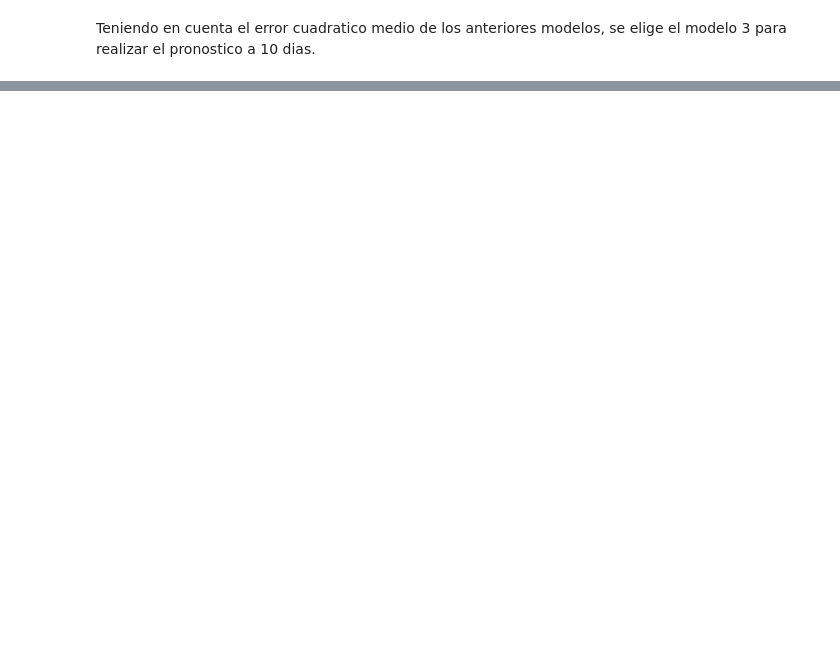
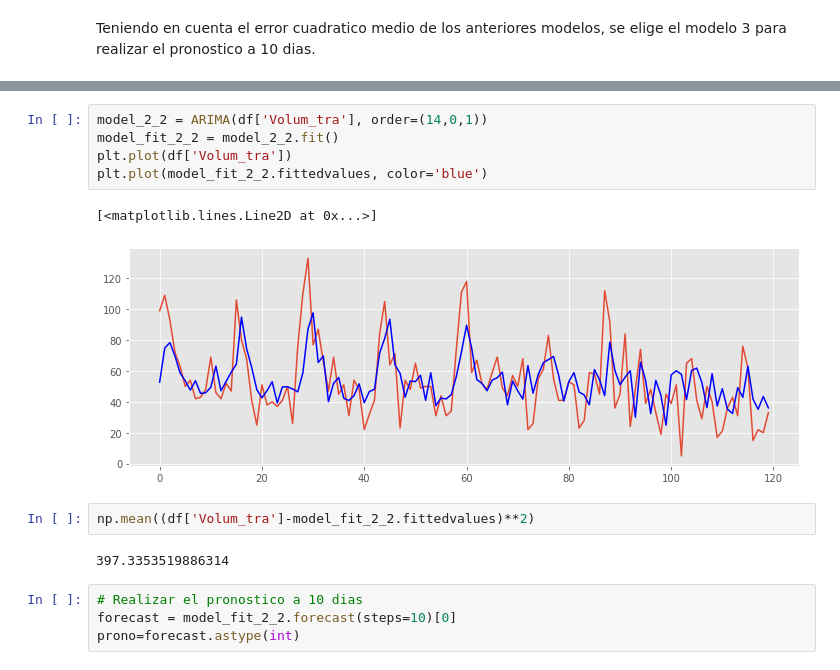
Before and after one commit to acortize/prueba, a Jupyter notebook: Prueba_porvenir.ipynb, the cells around one changed output, grey strips where cells are left out. Cells and saved outputs as stored; diff of their text form; blank space fills up the shorter version.

```diff
--- a/Prueba_porvenir.ipynb
+++ b/Prueba_porvenir.ipynb
@@ -541,0 +607,16 @@ df
+# %%
+model_2_2 = ARIMA(df['Volum_tra'], order=(14,0,1))
+model_fit_2_2 = model_2_2.fit()
+plt.plot(df['Volum_tra'])
+plt.plot(model_fit_2_2.fittedvalues, color='blue')
+# %% [output]
+[<matplotlib.lines.Line2D at 0x...>]
+[figure, added]
+# %%
+np.mean((df['Volum_tra']-model_fit_2_2.fittedvalues)**2)
+# %% [output]
+397.3353519886314
+# %%
+# Realizar el pronostico a 10 dias
+forecast = model_fit_2_2.forecast(steps=10)[0]
+prono=forecast.astype(int)
```
Also changed, not shown: parts of 61 cells of this notebook.
